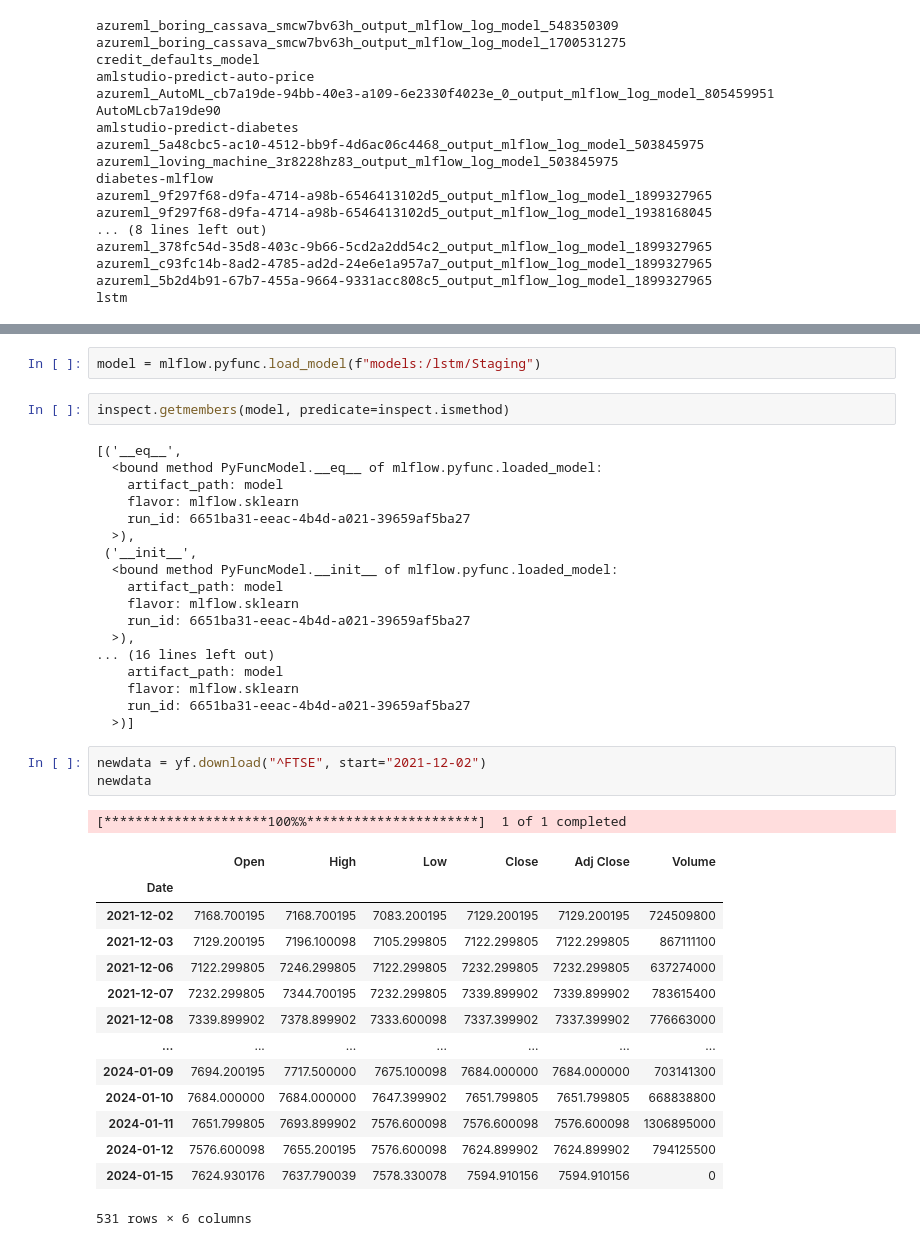
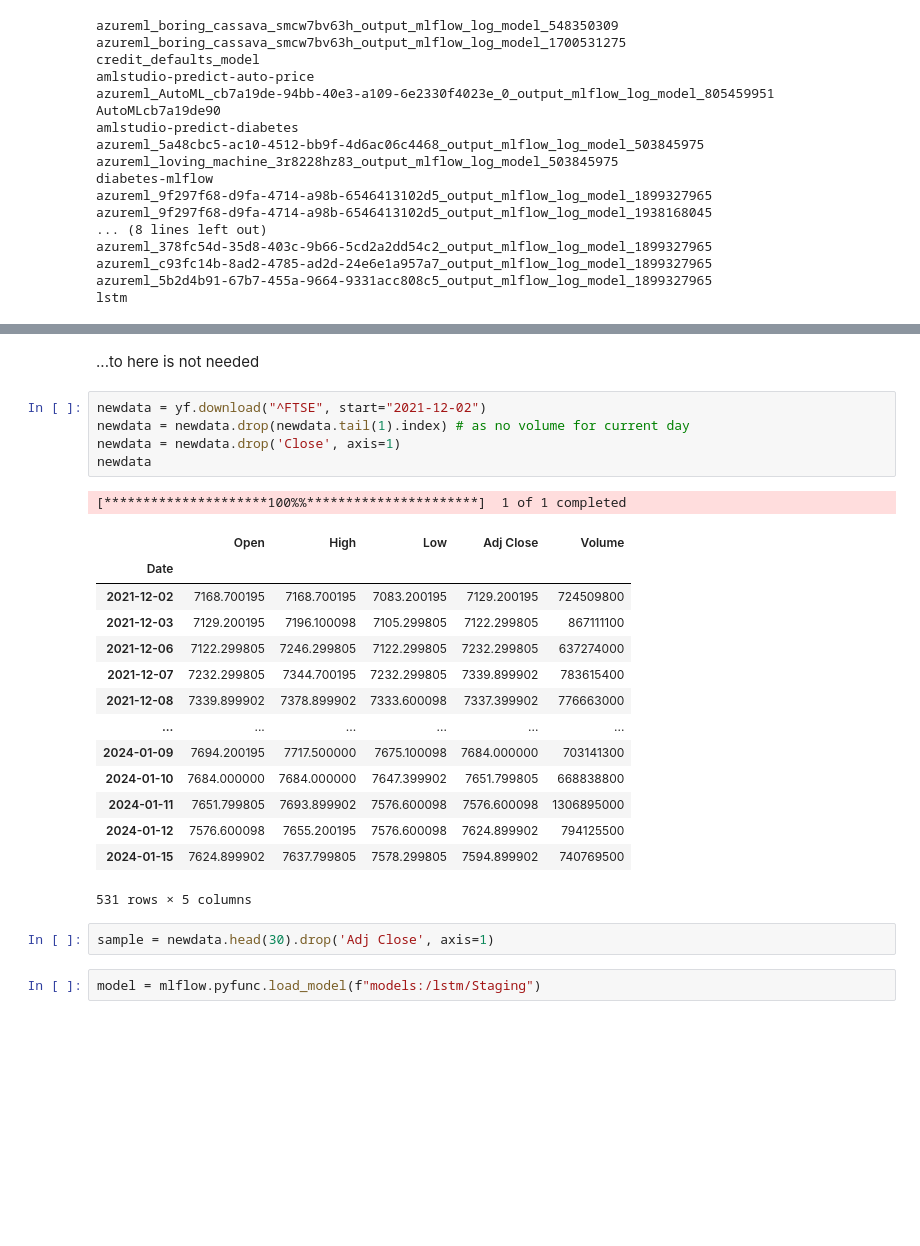
Before and after one commit to samhnatiuk/ftsedemo, a Jupyter notebook: demo.ipynb, the cells around one changed output, grey strips where cells are left out. Drawn from its saved outputs; the diff is of its cells as text; blank space fills up the shorter version.

```diff
--- a/demo.ipynb
+++ b/demo.ipynb
@@ -522,41 +523,27 @@ MlflowException: API request to endpoint /api/2.0/mlflow/registered-models/alias
+# %% [markdown]
+...to here is not needed
+# %%
+newdata = yf.download("^FTSE", start="2021-12-02")
+newdata = newdata.drop(newdata.tail(1).index) # as no volume for current day
+newdata = newdata.drop('Close', axis=1)
+newdata
+# %% [output]
+[*********************100%%**********************]  1 of 1 completed
+|  | Open | High | Low | Adj Close | Volume |
+| Date |  |  |  |  |  |
+| 2021-12-02 | 7168.700195 | 7168.700195 | 7083.200195 | 7129.200195 | 724509800 |
+| 2021-12-03 | 7129.200195 | 7196.100098 | 7105.299805 | 7122.299805 | 867111100 |
+| 2021-12-06 | 7122.299805 | 7246.299805 | 7122.299805 | 7232.299805 | 637274000 |
+| 2021-12-07 | 7232.299805 | 7344.700195 | 7232.299805 | 7339.899902 | 783615400 |
+| 2021-12-08 | 7339.899902 | 7378.899902 | 7333.600098 | 7337.399902 | 776663000 |
+| ... | ... | ... | ... | ... | ... |
+| 2024-01-09 | 7694.200195 | 7717.500000 | 7675.100098 | 7684.000000 | 703141300 |
+| 2024-01-10 | 7684.000000 | 7684.000000 | 7647.399902 | 7651.799805 | 668838800 |
+| 2024-01-11 | 7651.799805 | 7693.899902 | 7576.600098 | 7576.600098 | 1306895000 |
+| 2024-01-12 | 7576.600098 | 7655.200195 | 7576.600098 | 7624.899902 | 794125500 |
+| 2024-01-15 | 7624.899902 | 7637.799805 | 7578.299805 | 7594.899902 | 740769500 |
+531 rows × 5 columns
+# %%
+sample = newdata.head(30).drop('Adj Close', axis=1)
 # %%
 model = mlflow.pyfunc.load_model(f"models:/lstm/Staging")
-# %%
-inspect.getmembers(model, predicate=inspect.ismethod)
-# %% [output]
-[('__eq__',
-  <bound method PyFuncModel.__eq__ of mlflow.pyfunc.loaded_model:
-    artifact_path: model
-    flavor: mlflow.sklearn
-    run_id: 6651ba31-eeac-4b4d-a021-39659af5ba27
-  >),
- ('__init__',
-  <bound method PyFuncModel.__init__ of mlflow.pyfunc.loaded_model:
-    artifact_path: model
-    flavor: mlflow.sklearn
-    run_id: 6651ba31-eeac-4b4d-a021-39659af5ba27
-  >),
-... (16 lines left out)
-    artifact_path: model
-    flavor: mlflow.sklearn
-    run_id: 6651ba31-eeac-4b4d-a021-39659af5ba27
-  >)]
-# %%
-newdata = yf.download("^FTSE", start="2021-12-02")
-newdata
-# %% [output]
-[*********************100%%**********************]  1 of 1 completed
-|  | Open | High | Low | Close | Adj Close | Volume |
-| Date |  |  |  |  |  |  |
-| 2021-12-02 | 7168.700195 | 7168.700195 | 7083.200195 | 7129.200195 | 7129.200195 | 724509800 |
-| 2021-12-03 | 7129.200195 | 7196.100098 | 7105.299805 | 7122.299805 | 7122.299805 | 867111100 |
-| 2021-12-06 | 7122.299805 | 7246.299805 | 7122.299805 | 7232.299805 | 7232.299805 | 637274000 |
-| 2021-12-07 | 7232.299805 | 7344.700195 | 7232.299805 | 7339.899902 | 7339.899902 | 783615400 |
-| 2021-12-08 | 7339.899902 | 7378.899902 | 7333.600098 | 7337.399902 | 7337.399902 | 776663000 |
-| ... | ... | ... | ... | ... | ... | ... |
-| 2024-01-09 | 7694.200195 | 7717.500000 | 7675.100098 | 7684.000000 | 7684.000000 | 703141300 |
-| 2024-01-10 | 7684.000000 | 7684.000000 | 7647.399902 | 7651.799805 | 7651.799805 | 668838800 |
-| 2024-01-11 | 7651.799805 | 7693.899902 | 7576.600098 | 7576.600098 | 7576.600098 | 1306895000 |
-| 2024-01-12 | 7576.600098 | 7655.200195 | 7576.600098 | 7624.899902 | 7624.899902 | 794125500 |
-| 2024-01-15 | 7624.930176 | 7637.790039 | 7578.330078 | 7594.910156 | 7594.910156 | 0 |
-531 rows × 6 columns
```
Also changed, not shown: parts of 46 cells of this notebook, 8 other files.
